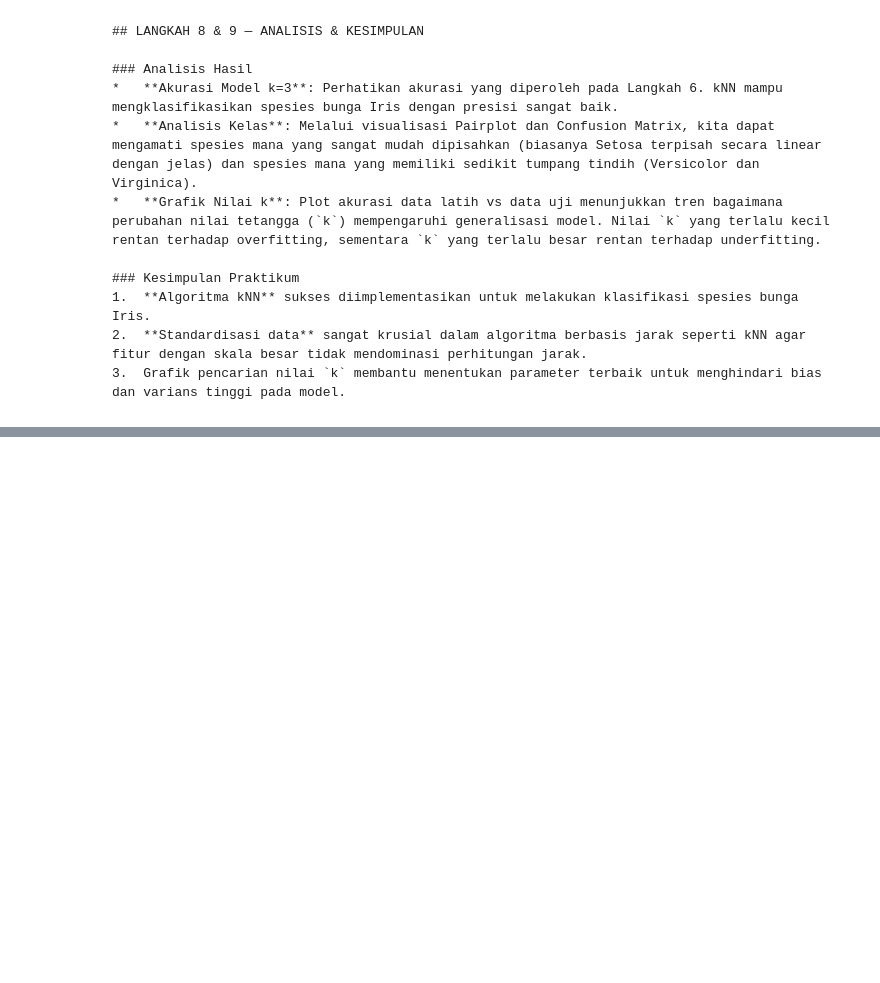
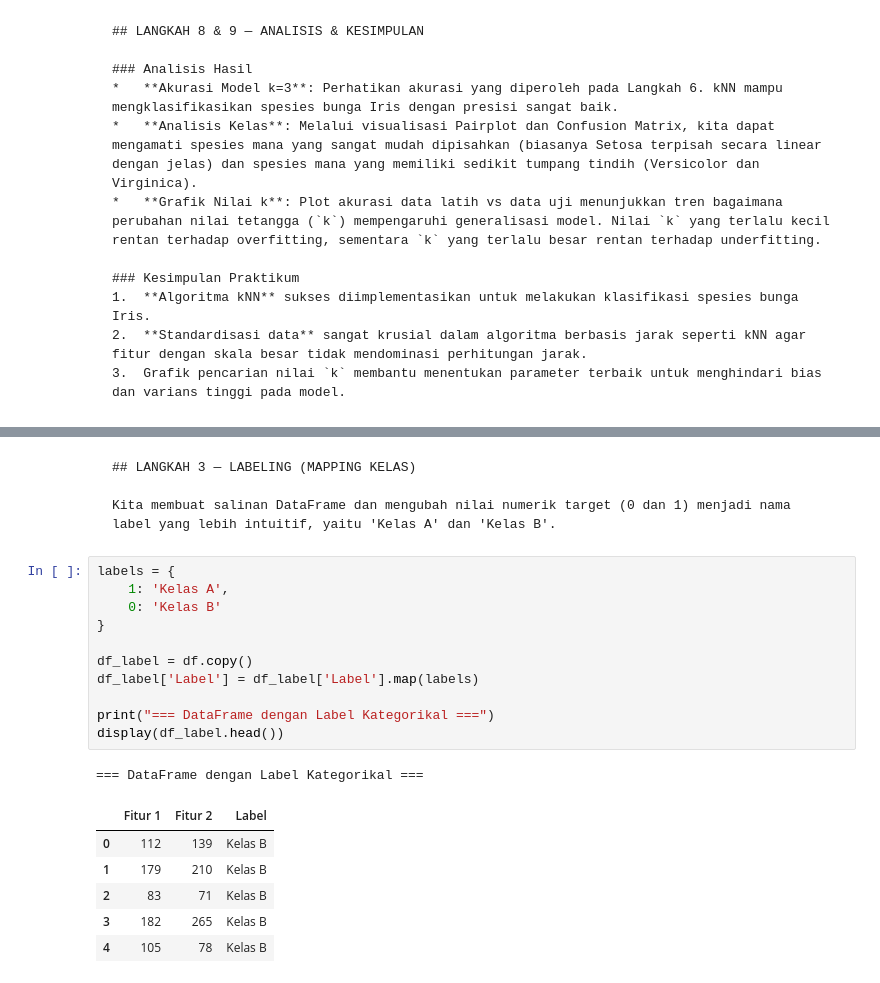
Before and after one commit to Yahya1805/machine-learning_2026, a Jupyter notebook: ML_JS09_10_Klasifikasi.ipynb, the cells around one changed output, grey strips where cells are left out. Saved outputs shown, nothing was run; the diff lists cells and outputs as text; blank space fills up the shorter version.

````diff
--- a/ML_JS09_10_Klasifikasi.ipynb
+++ b/ML_JS09_10_Klasifikasi.ipynb
@@ -289,0 +427,25 @@ plt.show()
+# %% [markdown]
+```markdown
+## LANGKAH 3 — LABELING (MAPPING KELAS)
+
+Kita membuat salinan DataFrame dan mengubah nilai numerik target (0 dan 1) menjadi nama label yang lebih intuitif, yaitu 'Kelas A' dan 'Kelas B'.
+```
+# %%
+labels = {
+    1: 'Kelas A',
+    0: 'Kelas B'
+}
+
+df_label = df.copy()
+df_label['Label'] = df_label['Label'].map(labels)
+
+print("=== DataFrame dengan Label Kategorikal ===")
+display(df_label.head())
+# %% [output]
+=== DataFrame dengan Label Kategorikal ===
+|  | Fitur 1 | Fitur 2 | Label |
+| 0 | 112 | 139 | Kelas B |
+| 1 | 179 | 210 | Kelas B |
+| 2 | 83 | 71 | Kelas B |
+| 3 | 182 | 265 | Kelas B |
+| 4 | 105 | 78 | Kelas B |
````
Also changed, not shown: parts of 16 cells of this notebook.
